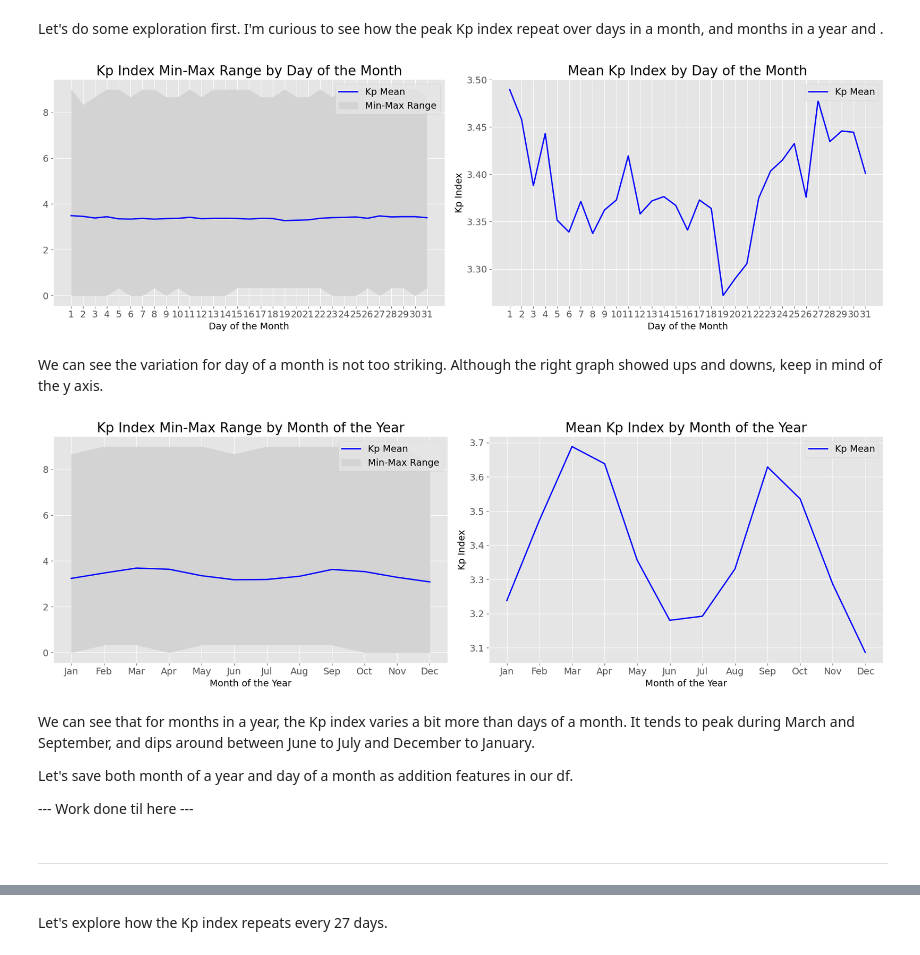
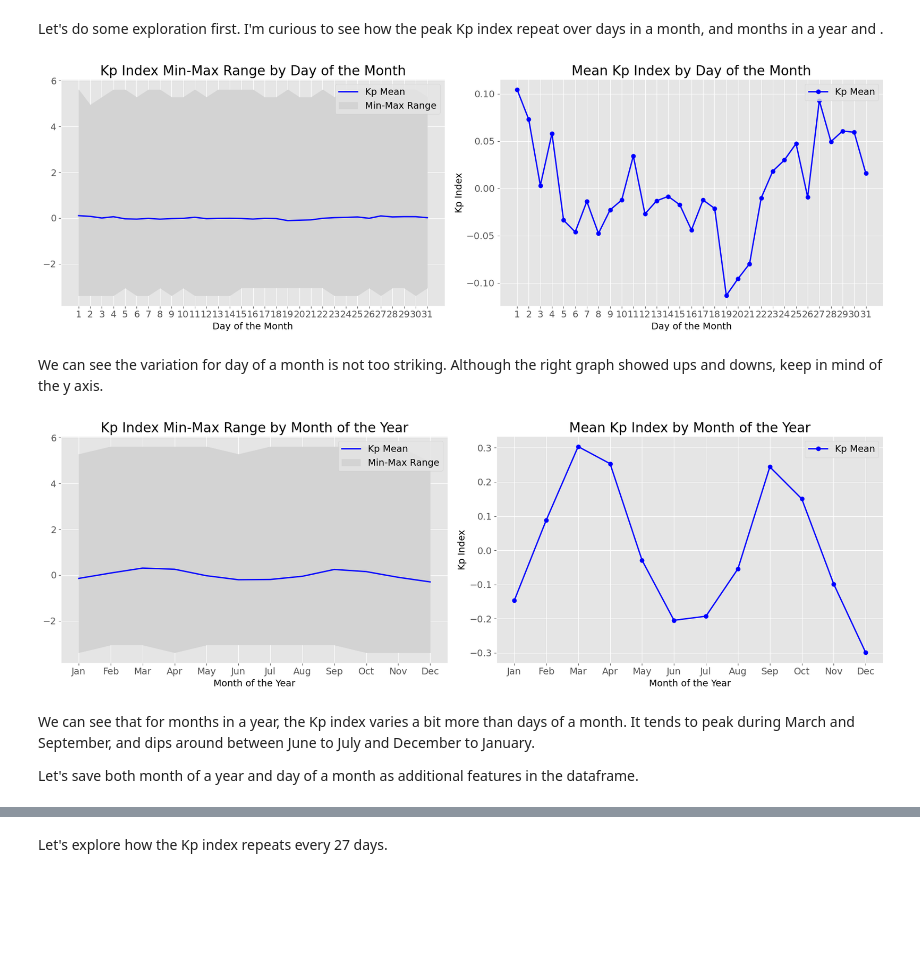
Before and after one commit to hcwang24/Aurora_Watch, a Jupyter notebook: aurora.ipynb, the cells around one changed output, grey strips where cells are left out. Drawn from its saved outputs; the diff is of its cells as text; code cells hidden in the pictures; blank space fills up the shorter version.

```diff
--- a/aurora.ipynb
+++ b/aurora.ipynb
@@ -216,6 +216,7 @@ plt.tight_layout();
 # %% [markdown]
 Looks like the polynomial fit of order 0 is already working pretty well. I guess the data over the entire period of time isn't increaseing or decreasing. The lines oscillates around Kp_Index of `3.385272`, as indicated in the `Poly. fit (order 0)`. We can use detrending to remove this.
 # %%
-daily_max_df['detrended'] = daily_max_df["Kp_Index"] - daily_max_df['Poly. fit (order 0)']
+# daily_max_df['detrended'] = daily_max_df["Kp_Index"] - daily_max_df['Poly. fit (order 0)']
+daily_max_df['Kp_Index'] = daily_max_df["Kp_Index"] - daily_max_df['Poly. fit (order 0)']
 daily_max_df.head()
 # %% [output]
@@ -239,35 +240,35 @@ day_of_month = daily_max_df.groupby(daily_max_df['Datetime'].dt.day).agg(
     Max_dayofmonth_peak_Kp=('Kp_Index', 'max')
 ).reset_index()
 
 # Rename the 'Datetime' column to 'Day' since we are grouping by the day of the month
 day_of_month.rename(columns={'Datetime': 'Day'}, inplace=True)
 
 # Create subplots with two side-by-side plots
 fig, axes = plt.subplots(1, 2, figsize=(18, 6))
 
 # Plot min, mean, max Kp index
 axes[0].plot(day_of_month['Day'], day_of_month['Mean_dayofmonth_peak_Kp'], label="Kp Mean", color='blue')
 axes[0].fill_between(day_of_month['Day'], day_of_month['Min_dayofmonth_peak_Kp'], day_of_month['Max_dayofmonth_peak_Kp'], color='lightgray', alpha=1, label="Min-Max Range")
 axes[0].set_xlabel('Day of the Month')
 axes[0].set_title("Kp Index Min-Max Range by Day of the Month")
 axes[0].set_xticks(range(1, 32))
 axes[0].legend()
 
 # Plot mean Kp index
-axes[1].plot(day_of_month['Day'], day_of_month['Mean_dayofmonth_peak_Kp'], label="Kp Mean", color='blue')
+axes[1].plot(day_of_month['Day'], day_of_month['Mean_dayofmonth_peak_Kp'], label="Kp Mean", color='blue', marker="o")
 axes[1].set_xlabel('Day of the Month')
 axes[1].set_ylabel('Kp Index')
 axes[1].set_title("Mean Kp Index by Day of the Month")
 axes[1].set_xticks(range(1, 32))
 axes[1].legend()
 
 # Adjust layout
 plt.tight_layout()
 
 # Show the plot
 plt.show()
 # %% [output]
-[figure, old version]
+[figure, new version]
 # %% [markdown]
 We can see the variation for day of a month is not too striking. Although the right graph showed ups and downs, keep in mind of the y axis.
 # %%
@@ -297,7 +298,7 @@ axes[0].set_xticklabels([
 axes[0].legend()
 
 # Plot mean Kp index
-axes[1].plot(month_of_year['Month'], month_of_year['Mean_monthly_peak_Kp'], label="Kp Mean", color='blue')
+axes[1].plot(month_of_year['Month'], month_of_year['Mean_monthly_peak_Kp'], label="Kp Mean", color='blue', marker="o")
 axes[1].set_xlabel('Month of the Year')
 axes[1].set_ylabel('Kp Index')
 axes[1].set_title("Mean Kp Index by Month of the Year")
@@ -314,13 +315,9 @@ plt.tight_layout()
 # Show the plot
 plt.show()
 # %% [output]
-[figure, old version]
+[figure, new version]
 # %% [markdown]
 We can see that for months in a year, the Kp index varies a bit more than days of a month. It tends to peak during March and September, and dips around between June to July and December to January.
 
-Let's save both month of a year and day of a month as addition features in our df.
-
---- Work done til here ---
+Let's save both month of a year and day of a month as additional features in the dataframe.
-# %% [markdown]
----
 # %%
```
Also changed, not shown: parts of 42 cells of this notebook, 1 other file.
